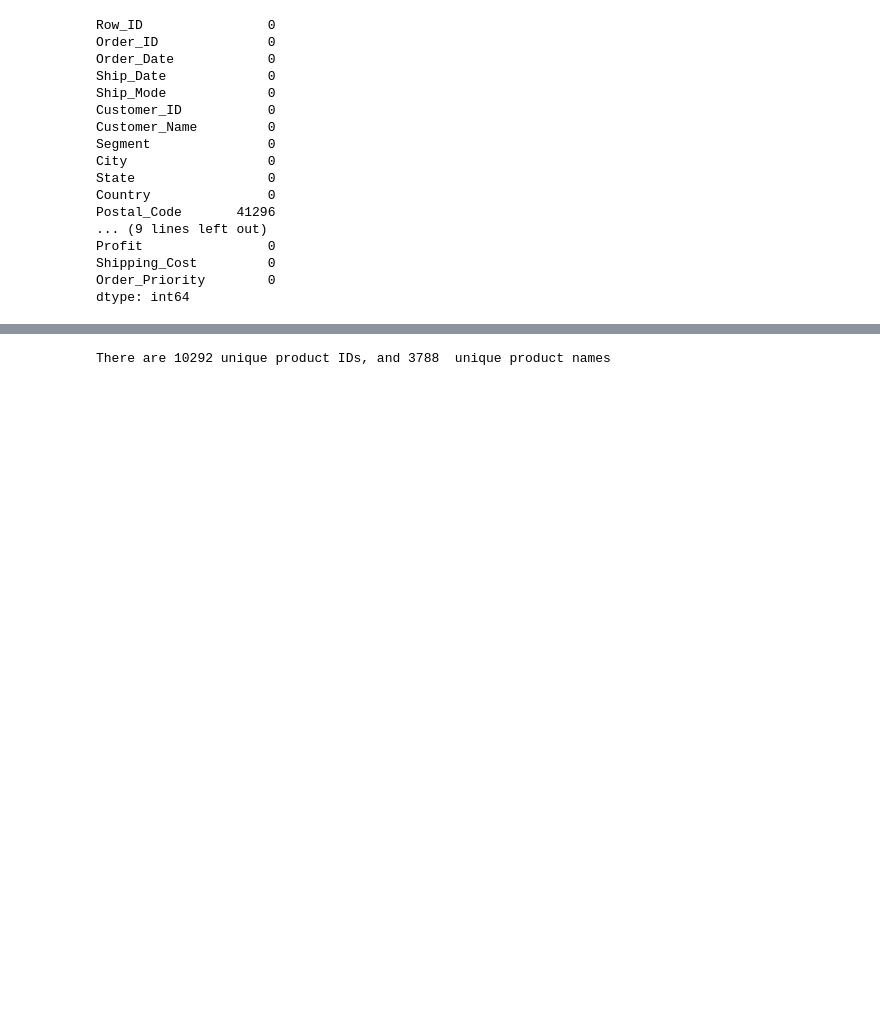
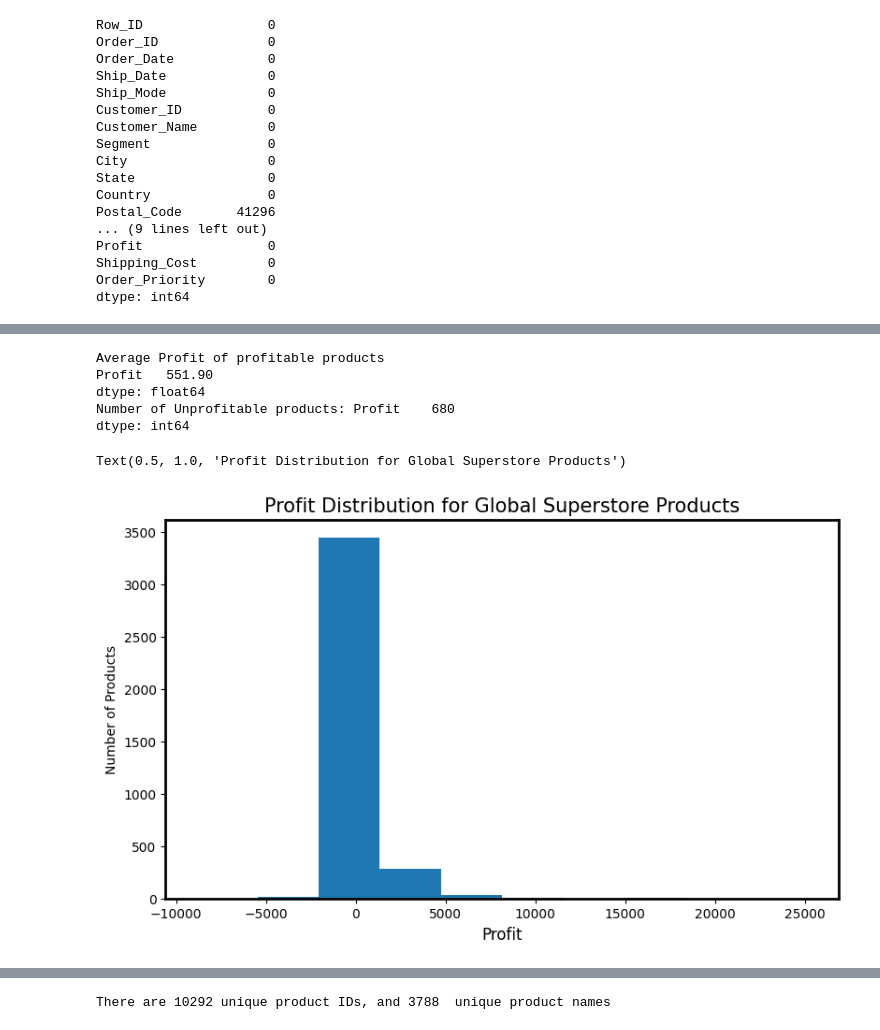
Before and after one commit to VSbr22/ADS505B-Fall22-Group-1, a Jupyter notebook: Data_preprocessing.ipynb, the cells around one changed output, grey strips where cells are left out. Saved outputs shown, nothing was run; the diff lists cells and outputs as text; code cells hidden in the pictures; blank space fills up the shorter version.

```diff
--- a/Data_preprocessing.ipynb
+++ b/Data_preprocessing.ipynb
@@ -300,0 +218,28 @@ most_profitable_country
+# %%
+# Total loss from non profitable products
+loss = df.groupby(['Product_Name']).sum()[['Profit']].query('Profit <=0').sum()
+gain = df.groupby(['Product_Name']).sum()[['Profit']].query('Profit > 0').sum()
+loss, gain
+
+print('Average Profit of profitable products')
+print(df.groupby(['Product_Name']).sum()[['Profit']].query('Profit > 0').mean())
+
+print('Number of Unprofitable products:',
+      df.groupby(['Product_Name']).sum()[['Profit']].query('Profit <= 0').count())
+# %% [output]
+Average Profit of profitable products
+Profit   551.90
+dtype: float64
+Number of Unprofitable products: Profit    680
+dtype: int64
+# %%
+a = (df.groupby(['Product_Name']).sum()[['Profit']]).sort_values(by = 'Profit')
+
+plt.hist(a)
+plt.yticks()
+plt.xlabel('Profit', fontsize=12)
+plt.ylabel('Number of Products', fontsize=10)
+plt.title('Profit Distribution for Global Superstore Products', fontsize=15)
+# %% [output]
+Text(0.5, 1.0, 'Profit Distribution for Global Superstore Products')
+[figure, added]
```
Also changed, not shown: parts of 74 cells of this notebook.
